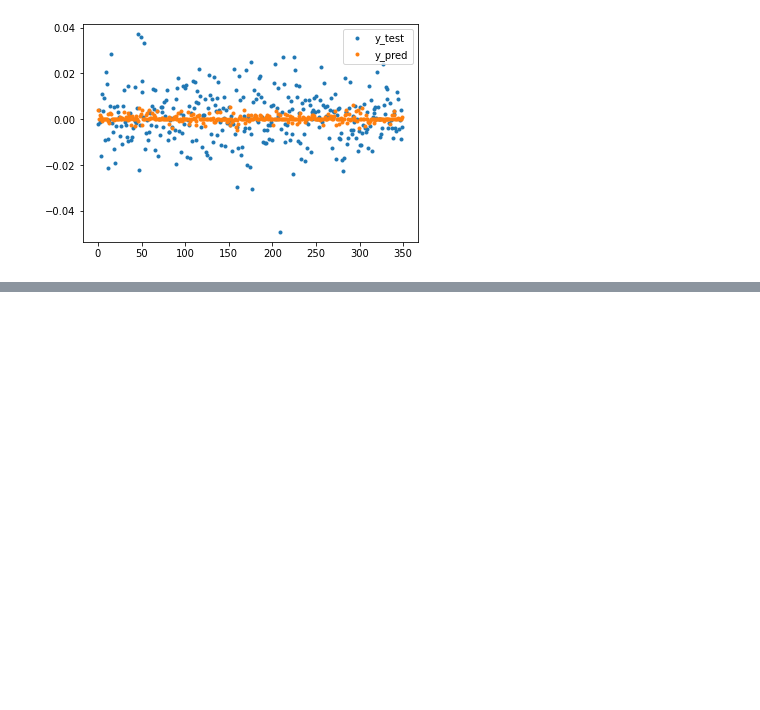
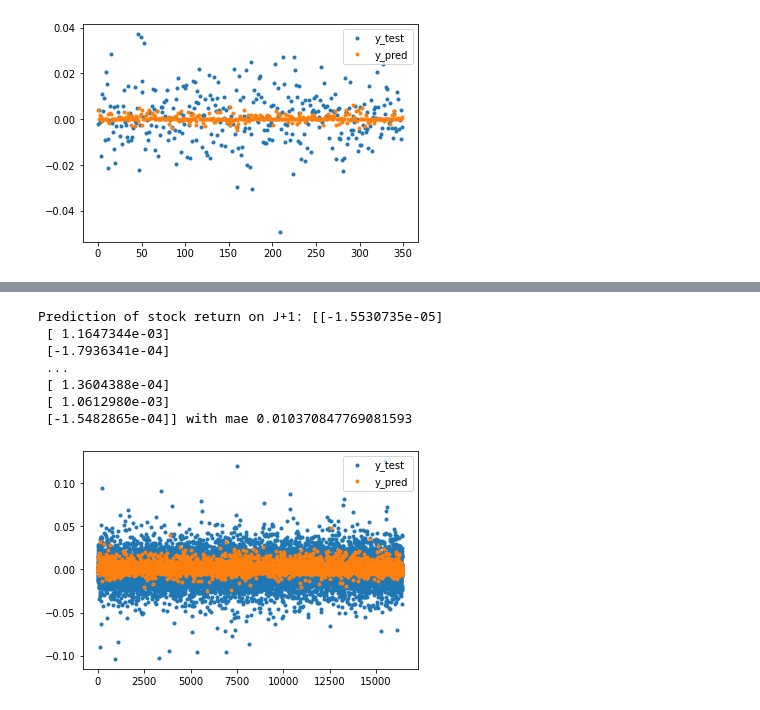
Before and after one commit to Jaouad-AHRAOUI/stock_prediction, a Jupyter notebook: notebooks/improve_cnn.ipynb, the cells around one changed output, grey strips where cells are left out. Saved outputs shown, nothing was run; the diff lists cells and outputs as text; code cells hidden in the pictures; blank space fills up the shorter version.

```diff
--- a/notebooks/improve_cnn.ipynb
+++ b/notebooks/improve_cnn.ipynb
@@ -623,0 +766,19 @@ array([[0.00026796],
+# %%
+#---Prediction
+res_feat = model_feat.evaluate(X_test_feat, y_test_feat, verbose=0)
+y_pred_feat = model_feat.predict(X_test_feat)
+
+plt.plot(y_test_feat, '.',  label='y_test')
+plt.plot(y_pred_feat, '.', label='y_pred') #'.'
+plt.legend()
+
+print(f"Prediction of stock return on J+1: {y_pred_feat} with mae {res_feat[1]}")
+# %% [output]
+Prediction of stock return on J+1: [[-1.5530735e-05]
+ [ 1.1647344e-03]
+ [-1.7936341e-04]
+ ...
+ [ 1.3604388e-04]
+ [ 1.0612980e-03]
+ [-1.5482865e-04]] with mae 0.010370847769081593
+[figure, added]
```
Also changed, not shown: parts of 18 cells of this notebook, 5 other files.
